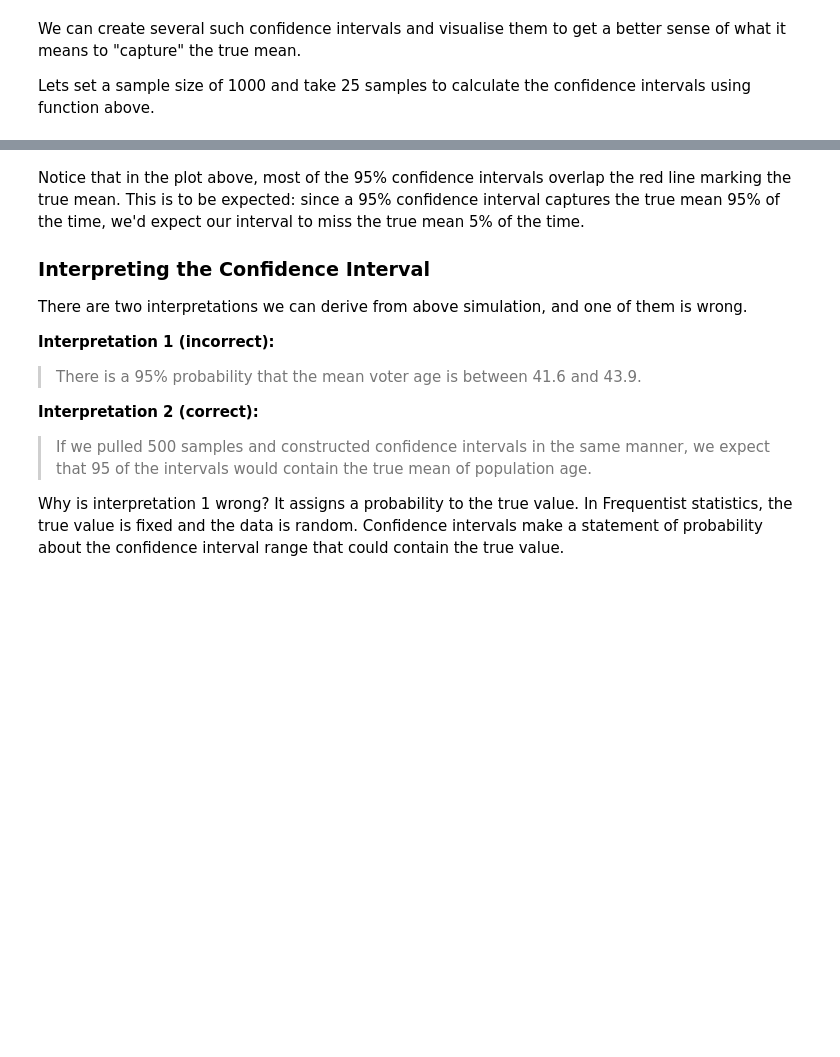
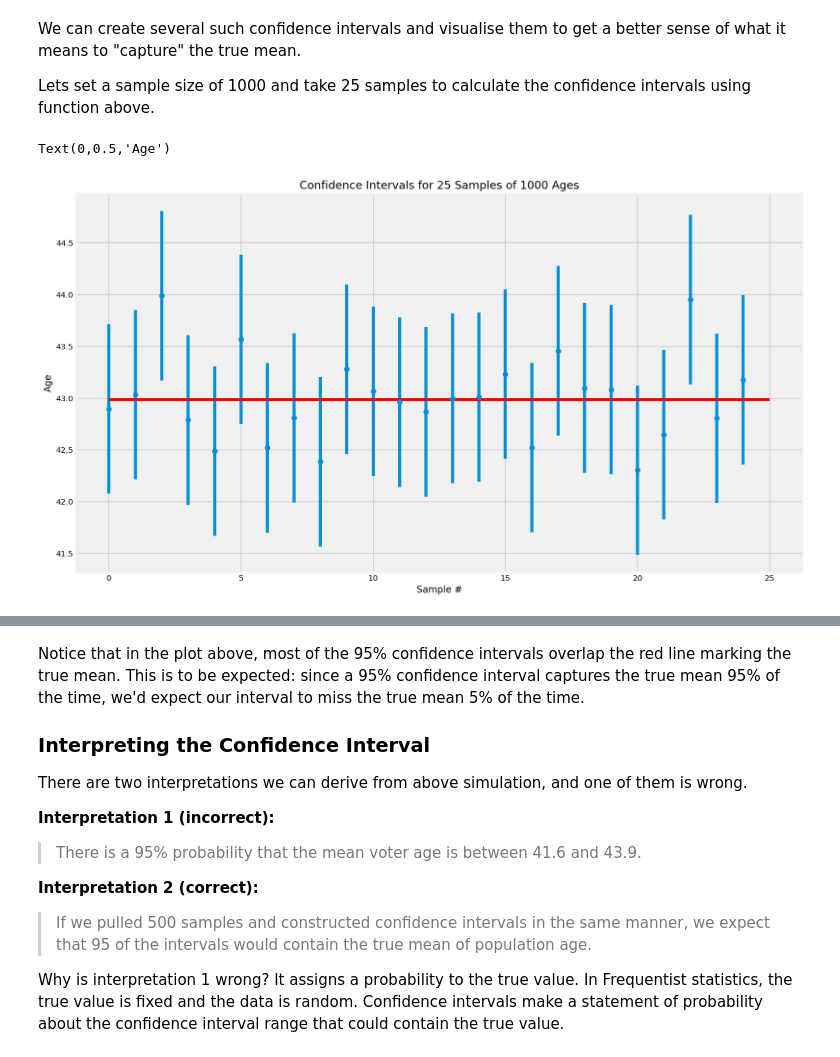
Before and after one commit to slieb74/ds-stats-CI_zscore-nyc-career-ds-062518, a Jupyter notebook: index.ipynb, the cells around one changed output, grey strips where cells are left out. Saved outputs shown, nothing was run; the diff lists cells and outputs as text; code cells hidden in the pictures; blank space fills up the shorter version.

```diff
--- a/index.ipynb
+++ b/index.ipynb
@@ -181,37 +191,29 @@ def conf_interval(pop, sample):
     # Calculate the z-critical value using stats.norm.ppf()
     # Note that we use stats.norm.ppf(q = 0.975) to get the desired z-critical value
     # instead of q = 0.95 because the distribution has two tails.
-    z = None  #  z-critical value for 95% confidence
+    z = stats.norm.ppf(.975)  #  z-critical value for 95% confidence
 
     #Calculate the population std from data
-    pop_stdev = None
+    pop_stdev = np.std(pop)
 
     # Calculate the margin of error using formula given above
-    moe = None
+    moe = z*(pop_stdev/n**.5)
 
     # Calculate the confidence interval by applying margin of error to sample mean
     # (mean - margin of error, mean+ margin of error)
-    conf = None
+    conf = (x_hat-moe,x_hat+moe)
 
     return z, moe, conf
 
 # Call above function with sample and population
-#z_critical, margin_of_error, confidence_interval = conf_interval(population_ages, sample)
+z_critical, margin_of_error, confidence_interval = conf_interval(population_ages, sample)
 
+print("z-critical value: {}".format(z_critical))
+print ('\nMargin of error: {}'.format(margin_of_error))
+print("\nConfidence interval: {}".format(confidence_interval))
 
+# z-critical value: 1.959963984540054
 
-# print("z-critical value:")
-# print(z_critical)
-# print ('\nMargin of error')
-# print(margin_of_error)
-# print("\nConfidence interval:")
-# print(confidence_interval)
+# Margin of error: 1.158026699800684
 
-# z-critical value:
-# 1.959963984540054
-
-# Margin of error
-# 1.158026699800684
-
-# Confidence interval:
-# (41.86997330019931, 44.186026699800685)
+# Confidence interval: (41.86997330019931, 44.186026699800685)
@@ -224,30 +232,38 @@ Lets set a sample size of 1000 and take 25 samples to calculate the confidence i
 # %%
 np.random.seed(12)
 
 # Select the sample size
 sample_size = 1000
 
 # Initialize lists to store interval and mean values
 intervals = []
 sample_means = []
 
 # Run a for loop for sampling 25 times and calculate + store confidence interval and sample mean values
 
 for sample in range(25):
     # Take a random sample of chosen size
-    sample = None
+    sample = np.random.choice(population_ages,sample_size)
 
     # Calculate z_critical, margin_of_error, confidence_interval from function above
-    #z_critical, margin_of_error, confidence_interval = conf_interval(population_ages, sample)
-
-    sample_mean = None
+    z_critical, margin_of_error, confidence_interval = conf_interval(population_ages, sample)
 
     # Calculate and append sample means and conf intervals for each iteration
+    sample_mean = np.mean(sample)
+    sample_means.append(sample_mean)
 
+    intervals.append(confidence_interval)
 
 plt.figure(figsize=(15,9))
 
 # plot the mean and confidence interval for each sample as error bars
-
+plt.errorbar(np.arange(0,25,1),sample_means,yerr=[(top-bot)/2 for top,bot in intervals],fmt='o')
 
 # plot the population mean
+plt.hlines(y=np.mean(population_ages),xmin=0,xmax=25,color='r')
+plt.title('Confidence Intervals for 25 Samples of 1000 Ages')
+plt.xlabel('Sample #',size=12)
+plt.ylabel("Age",size=12)
+# %% [output]
+Text(0,0.5,'Age')
+[figure, added]
```
Also changed, not shown: parts of 8 cells of this notebook.
